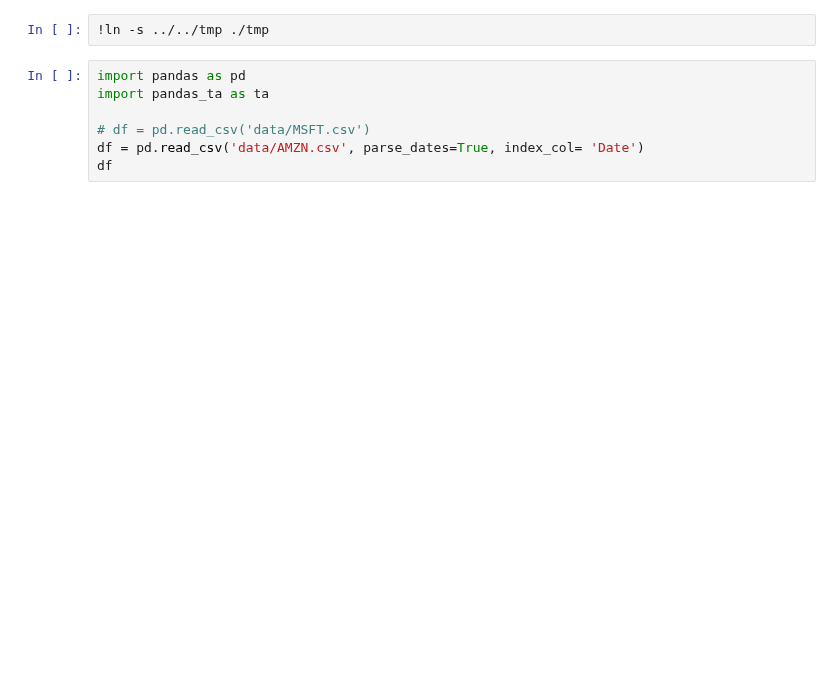
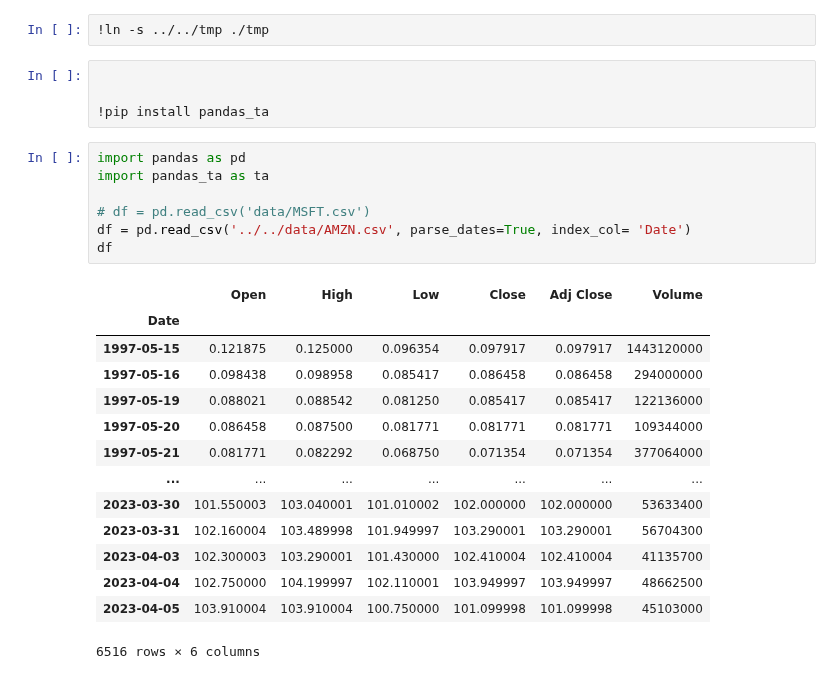
Before and after one commit to weip2008/LearnTorch, a Jupyter notebook: src/learning/learn_plot.ipynb, the cells around one changed output. Cells and saved outputs as stored; diff of their text form; blank space fills up the shorter version.

```diff
--- a/src/learning/learn_plot.ipynb
+++ b/src/learning/learn_plot.ipynb
@@ -1,12 +1,31 @@
 # %%
 !ln -s ../../tmp ./tmp
+# %%
+
+
+!pip install pandas_ta
 # %%
 import pandas as pd
 import pandas_ta as ta
 
 # df = pd.read_csv('data/MSFT.csv')
-df = pd.read_csv('data/AMZN.csv', parse_dates=True, index_col= 'Date')
+df = pd.read_csv('../../data/AMZN.csv', parse_dates=True, index_col= 'Date')
 df
+# %% [output]
+|  | Open | High | Low | Close | Adj Close | Volume |
+| Date |  |  |  |  |  |  |
+| 1997-05-15 | 0.121875 | 0.125000 | 0.096354 | 0.097917 | 0.097917 | 1443120000 |
+| 1997-05-16 | 0.098438 | 0.098958 | 0.085417 | 0.086458 | 0.086458 | 294000000 |
+| 1997-05-19 | 0.088021 | 0.088542 | 0.081250 | 0.085417 | 0.085417 | 122136000 |
+| 1997-05-20 | 0.086458 | 0.087500 | 0.081771 | 0.081771 | 0.081771 | 109344000 |
+| 1997-05-21 | 0.081771 | 0.082292 | 0.068750 | 0.071354 | 0.071354 | 377064000 |
+| ... | ... | ... | ... | ... | ... | ... |
+| 2023-03-30 | 101.550003 | 103.040001 | 101.010002 | 102.000000 | 102.000000 | 53633400 |
+| 2023-03-31 | 102.160004 | 103.489998 | 101.949997 | 103.290001 | 103.290001 | 56704300 |
+| 2023-04-03 | 102.300003 | 103.290001 | 101.430000 | 102.410004 | 102.410004 | 41135700 |
+| 2023-04-04 | 102.750000 | 104.199997 | 102.110001 | 103.949997 | 103.949997 | 48662500 |
+| 2023-04-05 | 103.910004 | 103.910004 | 100.750000 | 101.099998 | 101.099998 | 45103000 |
+6516 rows × 6 columns
 # %%
 #Visually show the stock price
 import matplotlib.pyplot as plt
```
Also changed, not shown: parts of 4 cells of this notebook, 4 other files.
